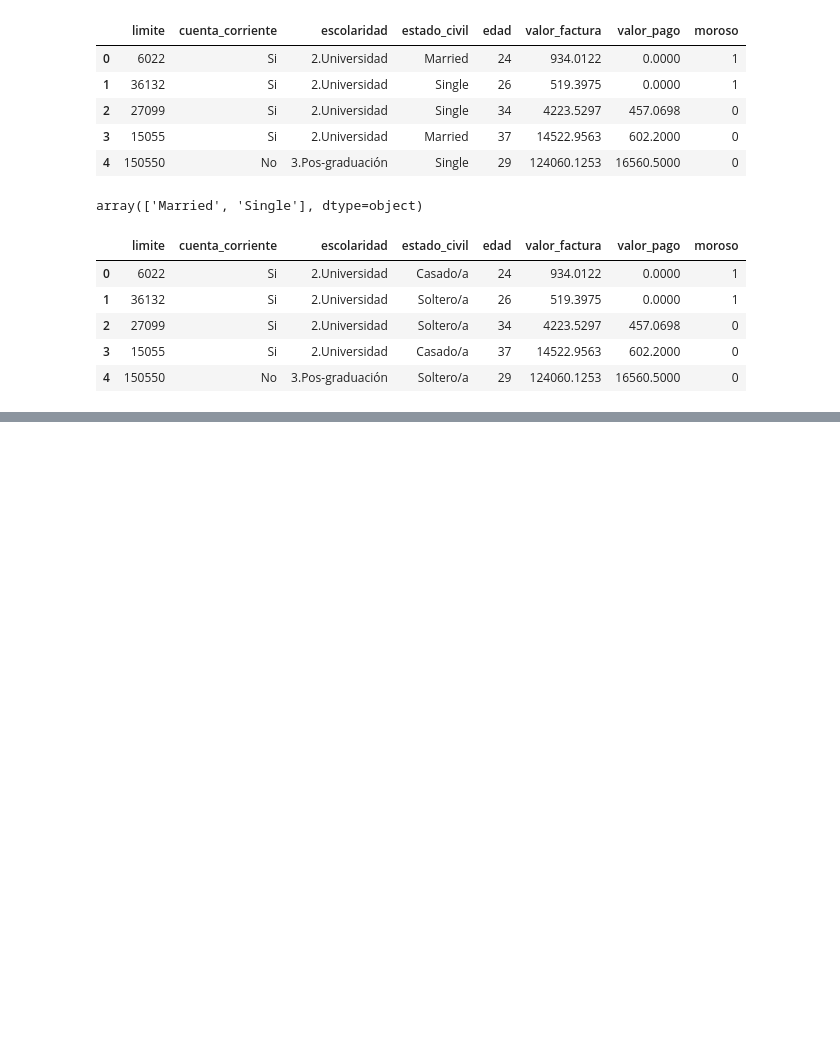
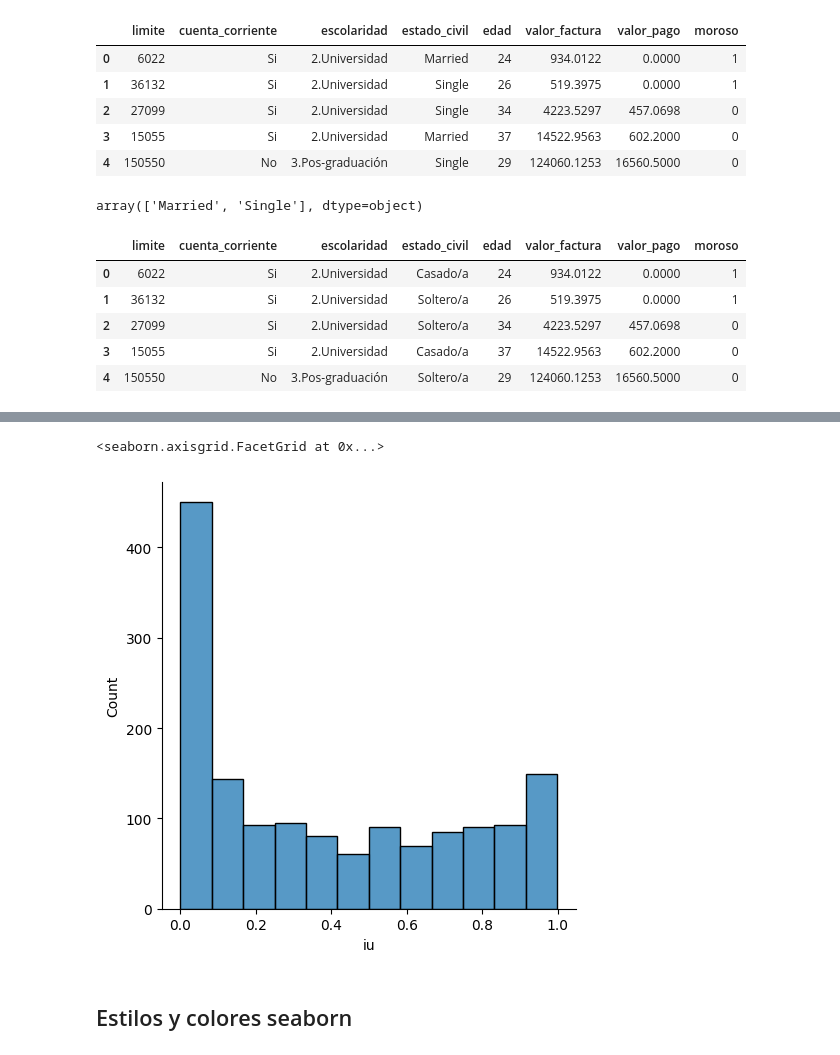
Before and after one commit to natalyq1/seaborn_python_, a Jupyter notebook: Seaborn_Analisis_de_datos.ipynb, the cells around one changed output, grey strips where cells are left out. Saved outputs shown, nothing was run; the diff lists cells and outputs as text; code cells hidden in the pictures; blank space fills up the shorter version.

```diff
--- a/Seaborn_Analisis_de_datos.ipynb
+++ b/Seaborn_Analisis_de_datos.ipynb
@@ -148,0 +195,4 @@ tarjetas.head()
+# %%
+tarjetas['iu'] = tarjetas['valor_factura'] / tarjetas['limite']
+#indice de uso(bancos)
+#cuanto uso del limite que le da su tarjeta
@@ -148,0 +208,8 @@ tarjetas.head()
+# %%
+sns.displot(data= tarjetas, x= 'iu');
+# las personas usan el 5% de uso del limite que tiene disponible
+# %% [output]
+<seaborn.axisgrid.FacetGrid at 0x...>
+[figure, added]
+# %% [markdown]
+## Estilos y colores seaborn
```
Also changed, not shown: parts of 15 cells of this notebook.
